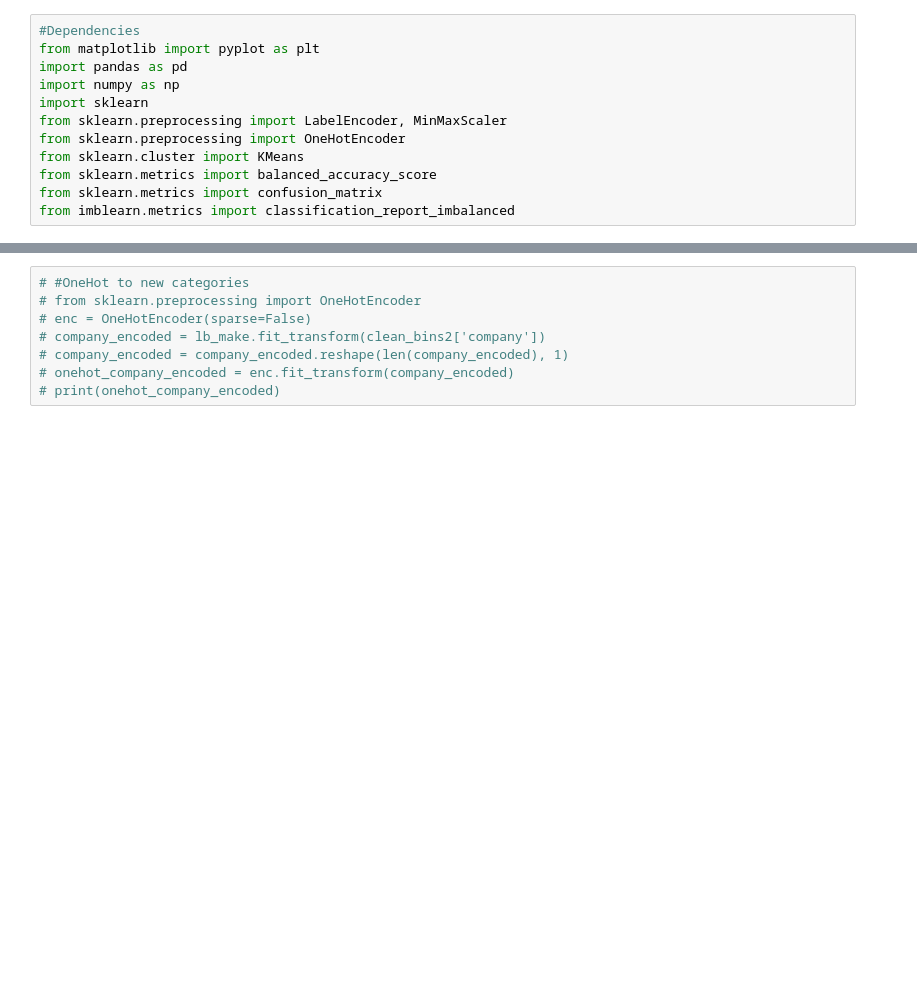
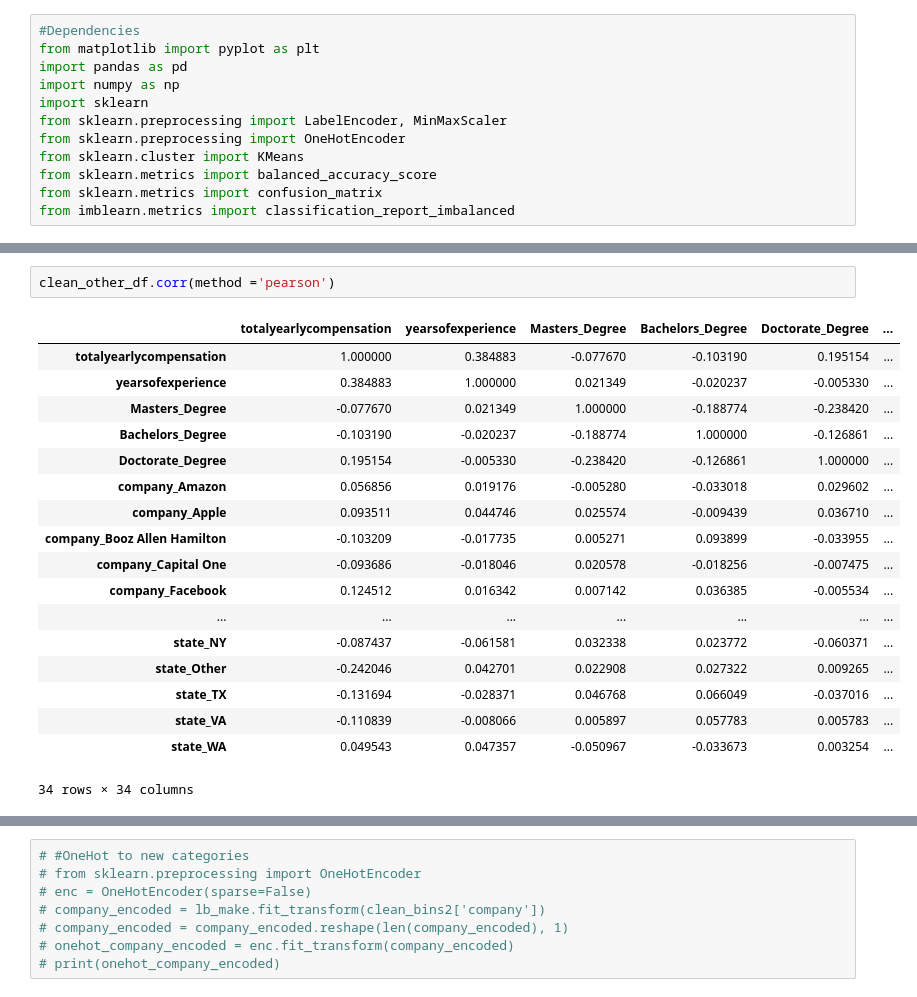
Before and after one commit to Sirius0531/sandbox, a Jupyter notebook: LinearRegression_RandomForestRegressor.ipynb, the cells around one changed output, grey strips where cells are left out. Drawn from its saved outputs; the diff is of its cells as text; blank space fills up the shorter version.

```diff
--- a/LinearRegression_RandomForestRegressor.ipynb
+++ b/LinearRegression_RandomForestRegressor.ipynb
@@ -36,0 +37,21 @@ clean_bins_df.sample(25)
+# %%
+clean_other_df.corr(method ='pearson')
+# %% [output]
+|  | totalyearlycompensation | yearsofexperience | Masters_Degree | Bachelors_Degree | Doctorate_Degree | ... |
+| totalyearlycompensation | 1.000000 | 0.384883 | -0.077670 | -0.103190 | 0.195154 | ... |
+| yearsofexperience | 0.384883 | 1.000000 | 0.021349 | -0.020237 | -0.005330 | ... |
+| Masters_Degree | -0.077670 | 0.021349 | 1.000000 | -0.188774 | -0.238420 | ... |
+| Bachelors_Degree | -0.103190 | -0.020237 | -0.188774 | 1.000000 | -0.126861 | ... |
+| Doctorate_Degree | 0.195154 | -0.005330 | -0.238420 | -0.126861 | 1.000000 | ... |
+| company_Amazon | 0.056856 | 0.019176 | -0.005280 | -0.033018 | 0.029602 | ... |
+| company_Apple | 0.093511 | 0.044746 | 0.025574 | -0.009439 | 0.036710 | ... |
+| company_Booz Allen Hamilton | -0.103209 | -0.017735 | 0.005271 | 0.093899 | -0.033955 | ... |
+| company_Capital One | -0.093686 | -0.018046 | 0.020578 | -0.018256 | -0.007475 | ... |
+| company_Facebook | 0.124512 | 0.016342 | 0.007142 | 0.036385 | -0.005534 | ... |
+| ... | ... | ... | ... | ... | ... | ... |
+| state_NY | -0.087437 | -0.061581 | 0.032338 | 0.023772 | -0.060371 | ... |
+| state_Other | -0.242046 | 0.042701 | 0.022908 | 0.027322 | 0.009265 | ... |
+| state_TX | -0.131694 | -0.028371 | 0.046768 | 0.066049 | -0.037016 | ... |
+| state_VA | -0.110839 | -0.008066 | 0.005897 | 0.057783 | 0.005783 | ... |
+| state_WA | 0.049543 | 0.047357 | -0.050967 | -0.033673 | 0.003254 | ... |
+34 rows × 34 columns
```
Also changed, not shown: parts of 13 cells of this notebook, 10 other files.
